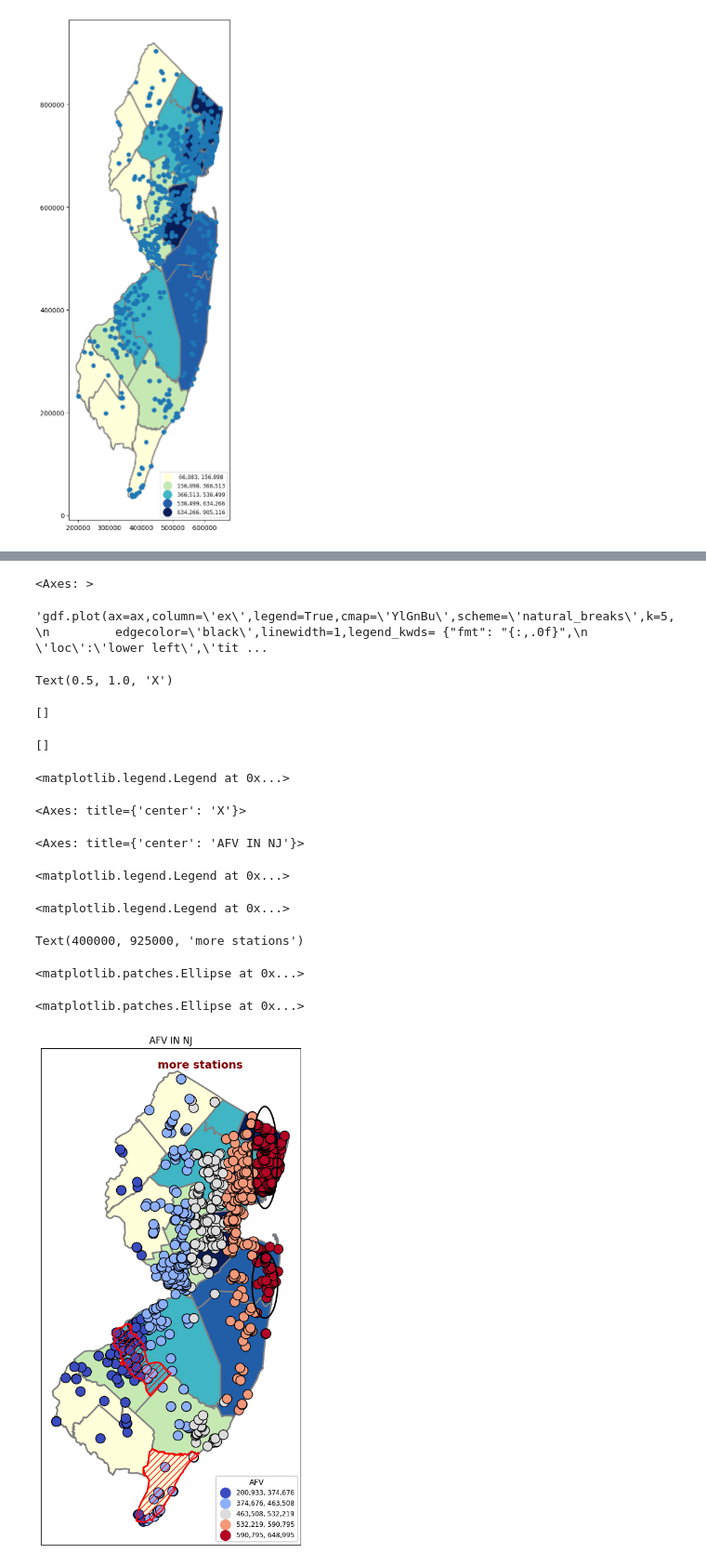
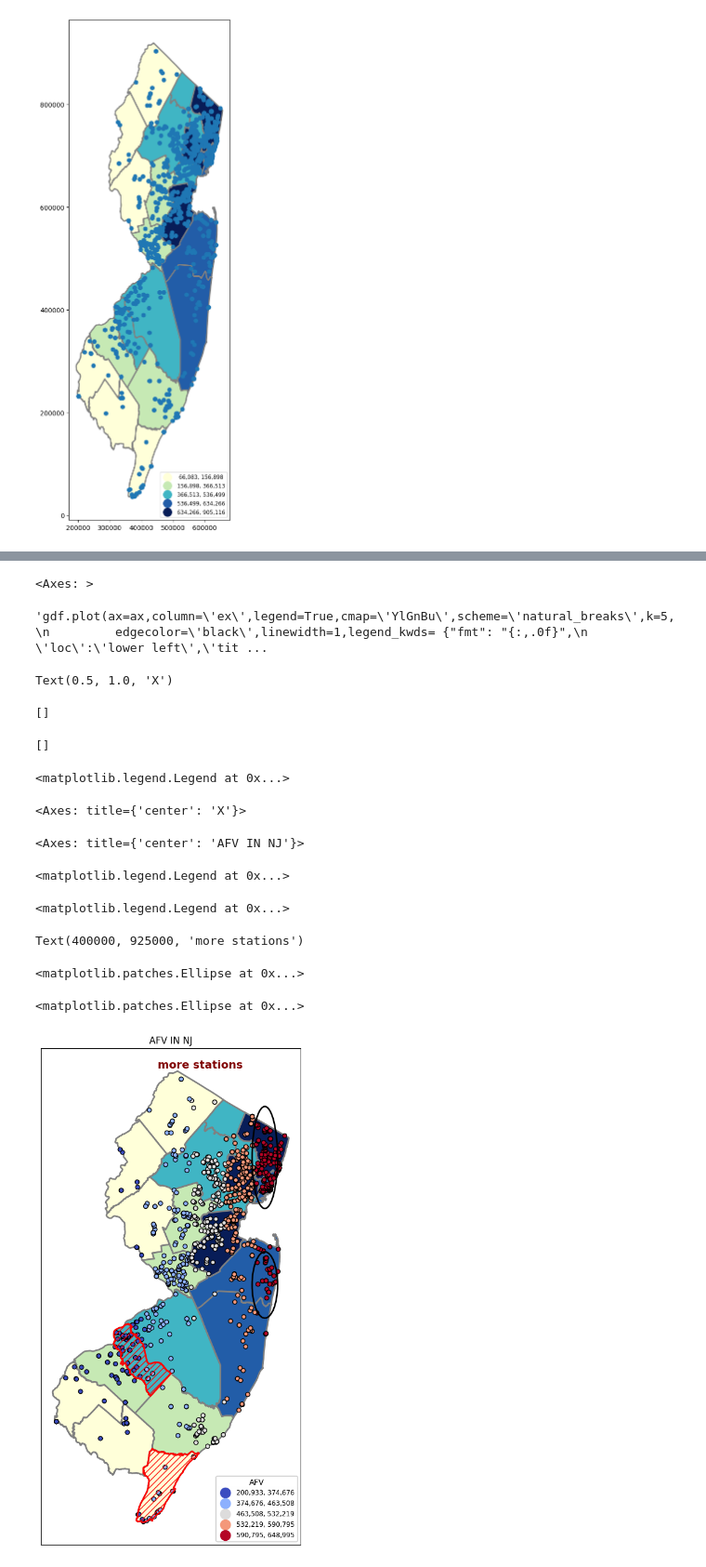
Before and after one commit to Darshan-Deepak/DS, a Jupyter notebook: PS2.ipynb, the cells around one changed output, grey strips where cells are left out. Shown at 93% size. Cells and saved outputs as stored; diff of their text form; code cells hidden in the pictures.

```diff
--- a/PS2.ipynb
+++ b/PS2.ipynb
@@ -741,7 +719,7 @@ ax.add_artist(l1)
 gdf.plot(ax=ax,column='ex',legend=True,cmap='coolwarm',scheme='natural_breaks',k=5,
          edgecolor='black',linewidth=1,legend_kwds= {"fmt": "{:,.0f}",
         'loc':'lower right','title_fontsize':'medium','fontsize':'small','markerscale':1.4},
-         markersize = 150)
+         markersize = 30)
 
 ax.title.set_text("AFV IN NJ")
 
@@ -752,31 +730,31 @@ l2.set_title('Alternative Fueled Vehicle')
 njCAB_cam_cum.plot(ax=ax,edgecolor='red',linewidth=2, facecolor="none",alpha=1,hatch='///')
 
 l1 = ax.get_legend()
 l1.set_title('''AFV''')
 
 
 ax.add_artist(l2)
 ax.add_artist(l1)
 
 ax.text(400000, 925000, r'more stations', fontsize=14, color='maroon',fontweight='bold')
 
 from matplotlib.patches import Ellipse
 e1 = Ellipse(xy=(610000, 750000), width=50000, height=200000, edgecolor='black', fc='None', lw=2)
 e2 = Ellipse(xy=(610000, 500000), width=50000, height=130000, edgecolor='black', fc='None', lw=2)
 ax.add_patch(e1)
 ax.add_patch(e2)
 # %% [output]
 <Axes: >
 'gdf.plot(ax=ax,column=\'ex\',legend=True,cmap=\'YlGnBu\',scheme=\'natural_breaks\',k=5,\n         edgecolor=\'black\',linewidth=1,legend_kwds= {"fmt": "{:,.0f}",\n        \'loc\':\'lower left\',\'tit ...
 Text(0.5, 1.0, 'X')
 []
 []
 <matplotlib.legend.Legend at 0x...>
 <Axes: title={'center': 'X'}>
 <Axes: title={'center': 'AFV IN NJ'}>
 <matplotlib.legend.Legend at 0x...>
 <matplotlib.legend.Legend at 0x...>
 Text(400000, 925000, 'more stations')
 <matplotlib.patches.Ellipse at 0x...>
 <matplotlib.patches.Ellipse at 0x...>
-[figure, old version]
+[figure, new version]
```
Also changed, not shown: parts of 5 cells of this notebook.
